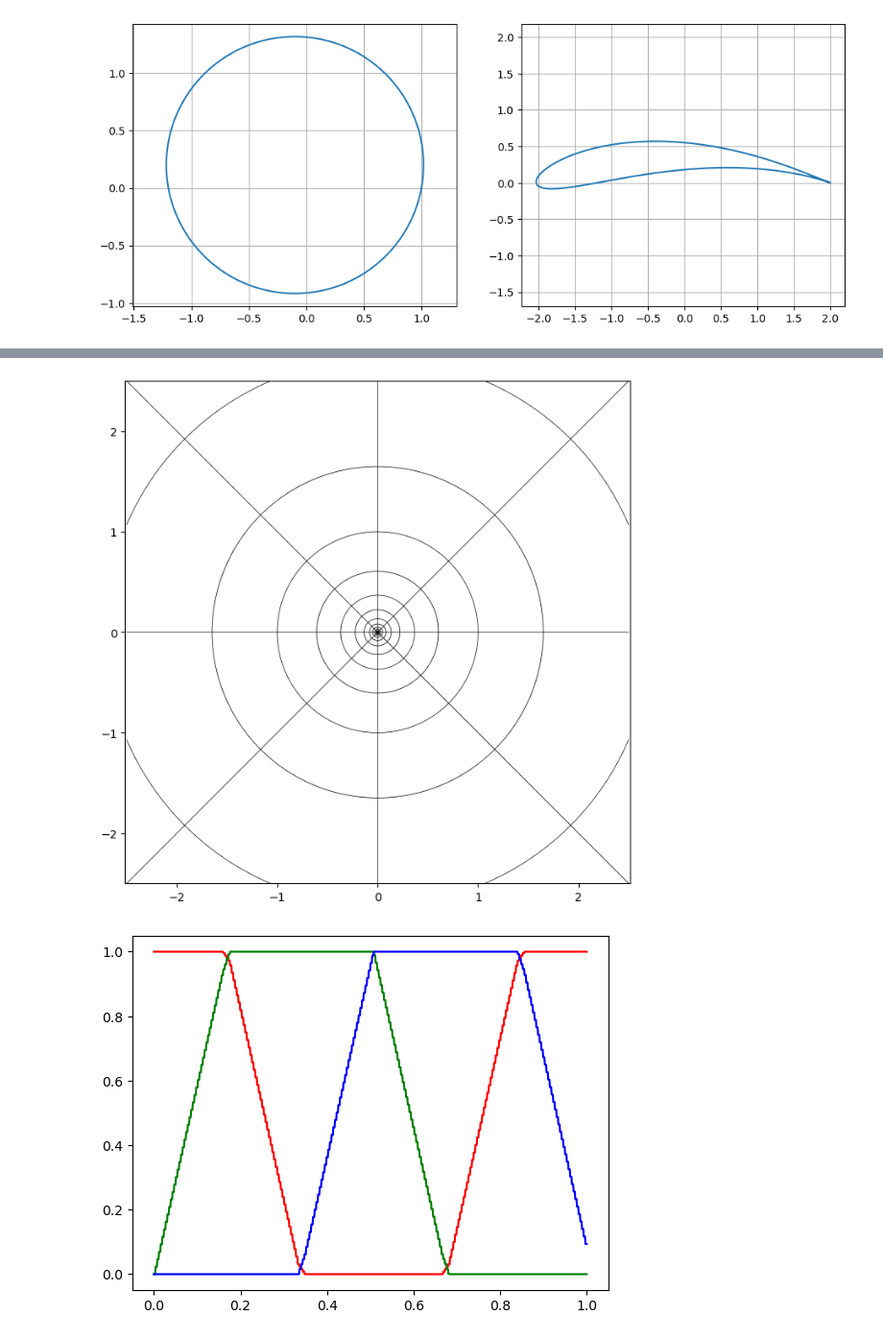
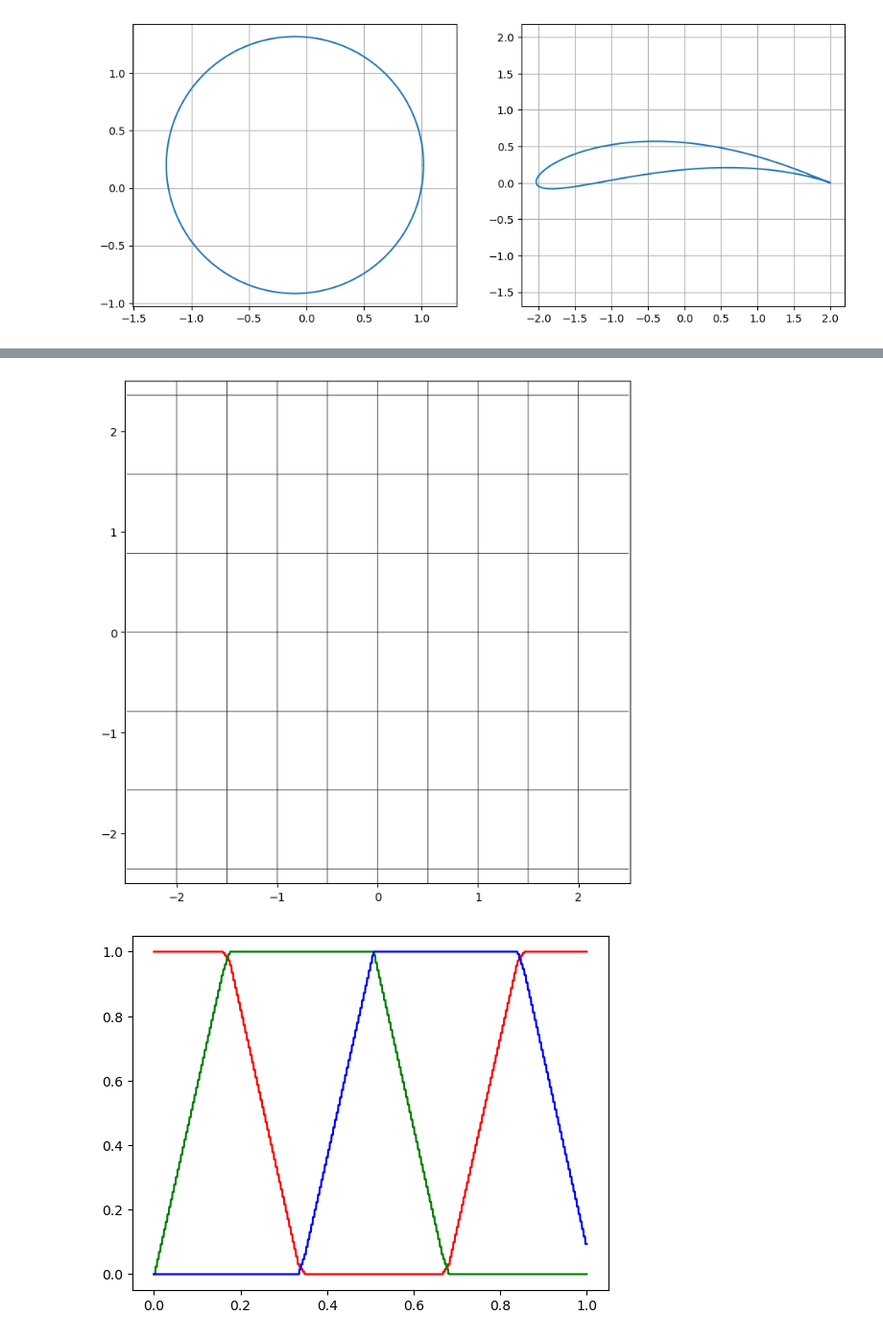
Before and after one commit to boisgera/visualization-of-analytic-functions, a Jupyter notebook: Domain Coloring.ipynb, the cells around one changed output, grey strips where cells are left out. Shown at 96% size. Drawn from its saved outputs; the diff is of its cells as text; code cells hidden in the pictures.

```diff
--- a/Domain Coloring.ipynb
+++ b/Domain Coloring.ipynb
@@ -165,26 +313,27 @@ None
 # %%
 T = linspace(-2.5, 2.5, 2048)
 X, Y = meshgrid(T, T)
 Z = X + 1j * Y
 
+f = exp
 W = f(Z)
 L = log(abs(W)) # symmetric for poles & zeros
 N = 2
 A = (angle(W)/pi) * N #  multiples of pi/N mapped to integers
 
 figure(figsize=(8, 8))
 xlim(-2.5, 2.5)
 ylim(-2.5, 2.5)
 # document "trick" to get all integer levels
 contour(X, Y, L - round_(L), levels=[0.0], colors="black", linewidths=0.5)
 contour(X, Y, A - round_(A), levels=[0.0], colors="black", linewidths=0.5)
 axis("equal")
 ax = gca()
 # ax.set_xticks([])
 # ax.set_yticks([])
 None
 # %% [output]
-[figure, old version]
+[figure, new version]
 # %%
 import matplotlib.cm as mcm
 
```
Also changed, not shown: parts of 27 cells of this notebook.
